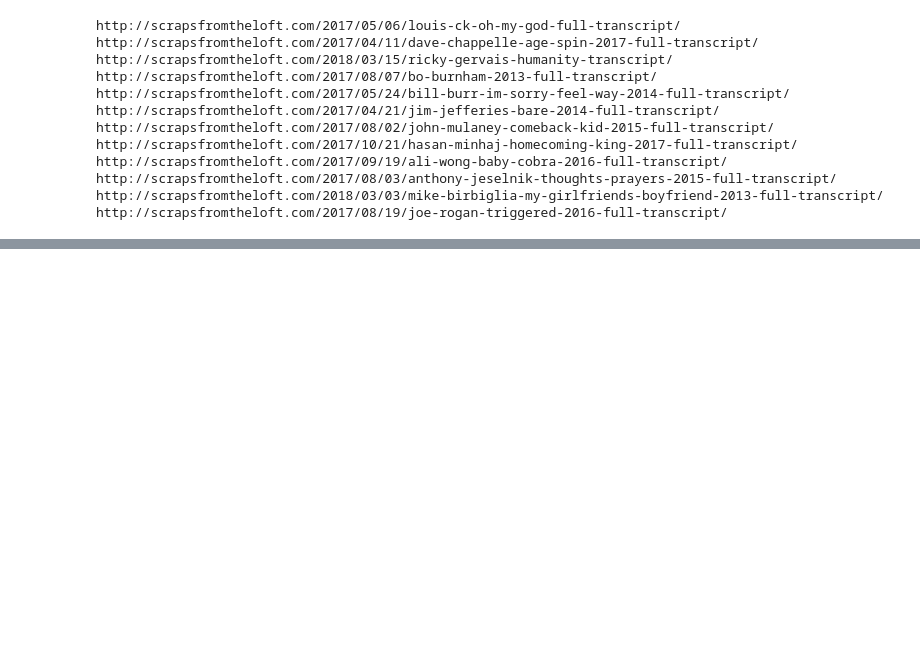
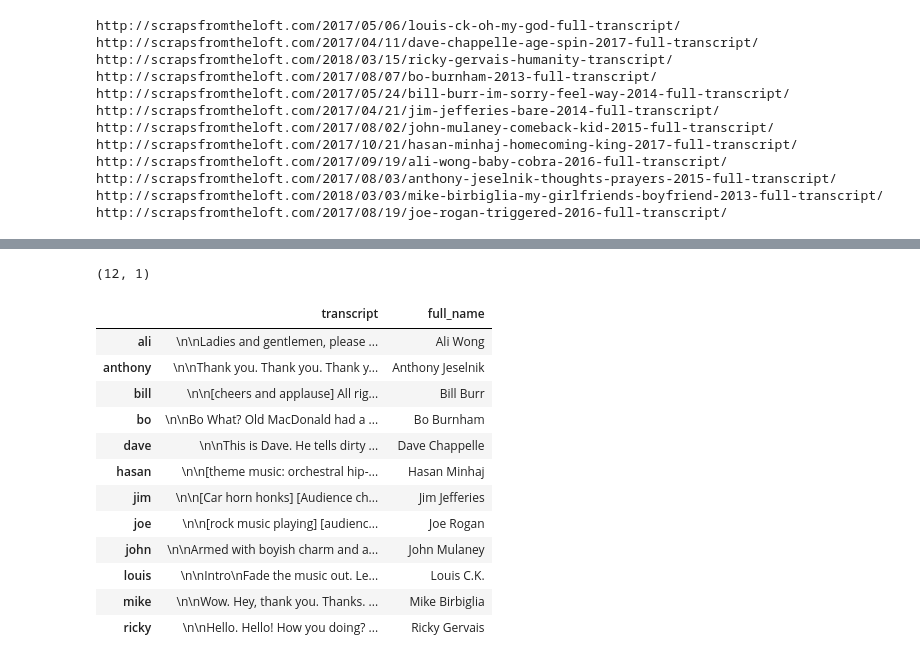
Before and after one commit to bsong75/brendensong.github.io, a Jupyter notebook: 4_a_NLP_Comedians.ipynb, the cells around one changed output, grey strips where cells are left out. Drawn from its saved outputs; the diff is of its cells as text; code cells hidden in the pictures; blank space fills up the shorter version.

```diff
--- a/4_a_NLP_Comedians.ipynb
+++ b/4_a_NLP_Comedians.ipynb
@@ -60,11 +52,12 @@ transcripts
 # # Pickle files for later use
 
 # # Make a new directory to hold the text files
-# !mkdir transcripts
 
-# for i, c in enumerate(comedians):
-#     with open("transcripts/" + c + ".txt", "wb") as file:
-#         pickle.dump(transcripts[i], file)
+!mkdir transcripts
+
+for i, c in enumerate(comedians):
+   with open("transcripts/" + c + ".txt", "wb") as file:
+      pickle.dump(transcripts[i], file)
 # %%
 # Load pickled files
 data = {}
@@ -77,0 +108,6 @@ transcripts
+# %%
+# We are going to change this to key: comedian, value: string format
+def combine_text(list_of_text):
+    '''Takes a list of text and combines them into one large chunk of text.'''
+    combined_text = ' '.join(list_of_text)
+    return combined_text
@@ -77,0 +222,25 @@ transcripts
+# %%
+data_df.shape
+# %% [output]
+(12, 1)
+# %%
+# REPLACE THE NAME WITH FULL NAMES
+full_names = ['Ali Wong', 'Anthony Jeselnik', 'Bill Burr', 'Bo Burnham', 'Dave Chappelle', 'Hasan Minhaj',
+              'Jim Jefferies', 'Joe Rogan', 'John Mulaney', 'Louis C.K.', 'Mike Birbiglia', 'Ricky Gervais']
+
+data_df['full_name'] = full_names
+data_df
+# %% [output]
+|  | transcript | full_name |
+| ali | \n\nLadies and gentlemen, please ... | Ali Wong |
+| anthony | \n\nThank you. Thank you. Thank y... | Anthony Jeselnik |
+| bill | \n\n[cheers and applause] All rig... | Bill Burr |
+| bo | \n\nBo What? Old MacDonald had a ... | Bo Burnham |
+| dave | \n\nThis is Dave. He tells dirty ... | Dave Chappelle |
+| hasan | \n\n[theme music: orchestral hip-... | Hasan Minhaj |
+| jim | \n\n[Car horn honks] [Audience ch... | Jim Jefferies |
+| joe | \n\n[rock music playing] [audienc... | Joe Rogan |
+| john | \n\nArmed with boyish charm and a... | John Mulaney |
+| louis | \n\nIntro\nFade the music out. Le... | Louis C.K. |
+| mike | \n\nWow. Hey, thank you. Thanks. ... | Mike Birbiglia |
+| ricky | \n\nHello. Hello! How you doing? ... | Ricky Gervais |
```
Also changed, not shown: parts of 28 cells of this notebook.
